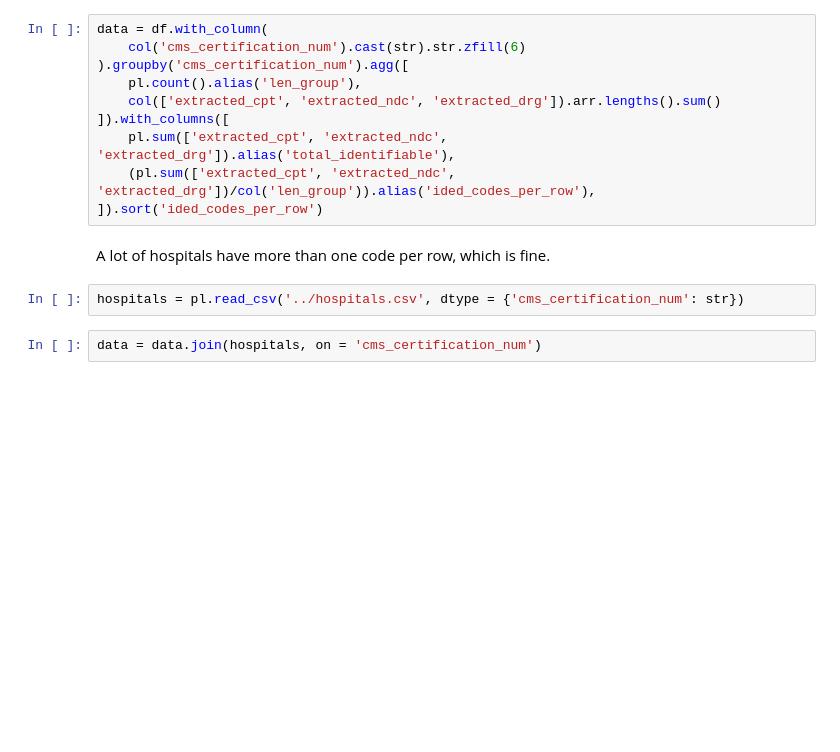
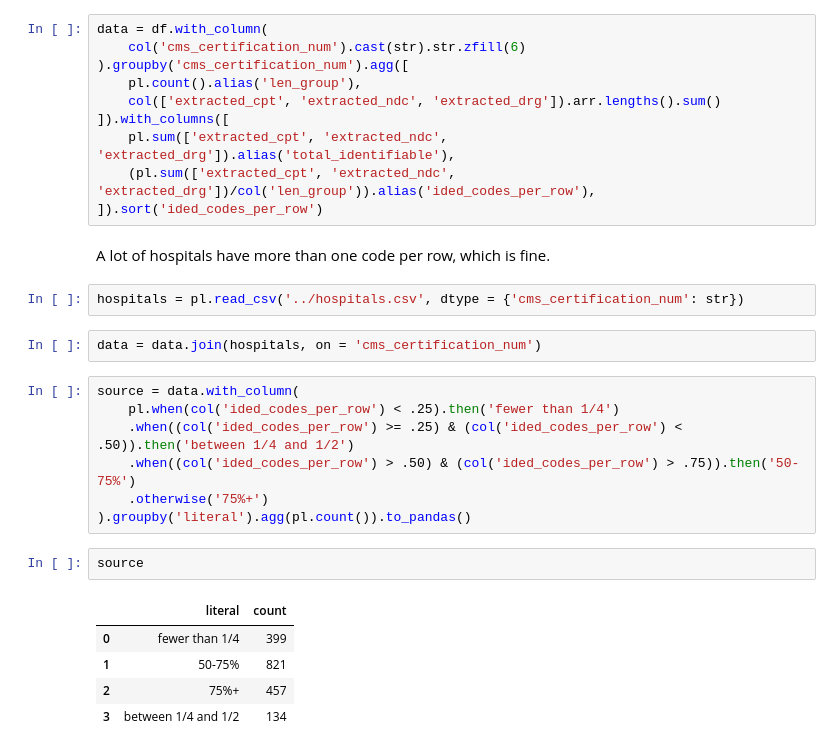
Before and after one commit to alecstein/dolt_datascience, a Jupyter notebook: hospitals_v3/cleanup/cleaning-hospitals-dataset.ipynb, the cells around one changed output. Saved outputs shown, nothing was run; the diff lists cells and outputs as text; blank space fills up the shorter version.

```diff
--- a/hospitals_v3/cleanup/cleaning-hospitals-dataset.ipynb
+++ b/hospitals_v3/cleanup/cleaning-hospitals-dataset.ipynb
@@ -719,4 +722,19 @@ A lot of hospitals have more than one code per row, which is fine.
 hospitals = pl.read_csv('../hospitals.csv', dtype = {'cms_certification_num': str})
 # %%
 data = data.join(hospitals, on = 'cms_certification_num')
+# %%
+source = data.with_column(
+    pl.when(col('ided_codes_per_row') < .25).then('fewer than 1/4')
+    .when((col('ided_codes_per_row') >= .25) & (col('ided_codes_per_row') < .50)).then('between 1/4 and 1/2')
+    .when((col('ided_codes_per_row') > .50) & (col('ided_codes_per_row') > .75)).then('50-75%')
+    .otherwise('75%+')
+).groupby('literal').agg(pl.count()).to_pandas()
+# %%
+source
+# %% [output]
+|  | literal | count |
+| 0 | fewer than 1/4 | 399 |
+| 1 | 50-75% | 821 |
+| 2 | 75%+ | 457 |
+| 3 | between 1/4 and 1/2 | 134 |
 # %%
```
Also changed, not shown: parts of 6 cells of this notebook.
